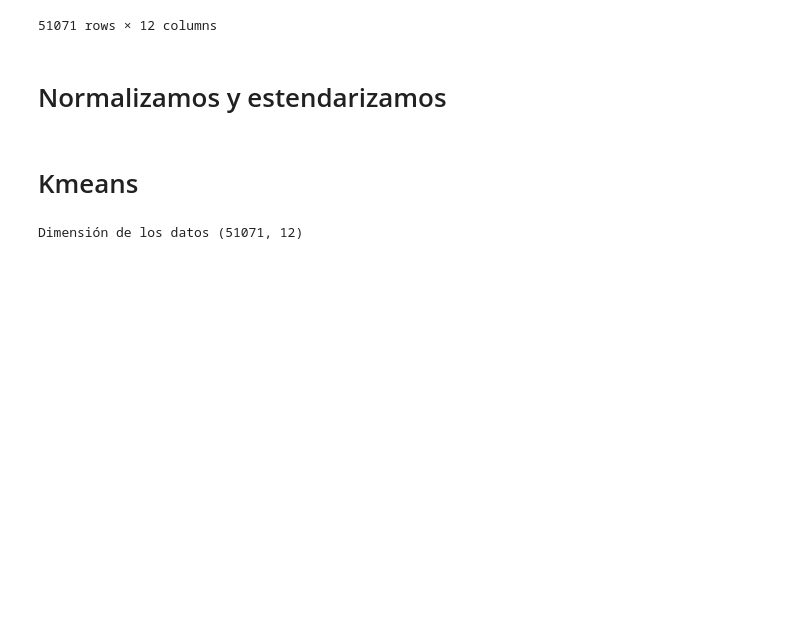
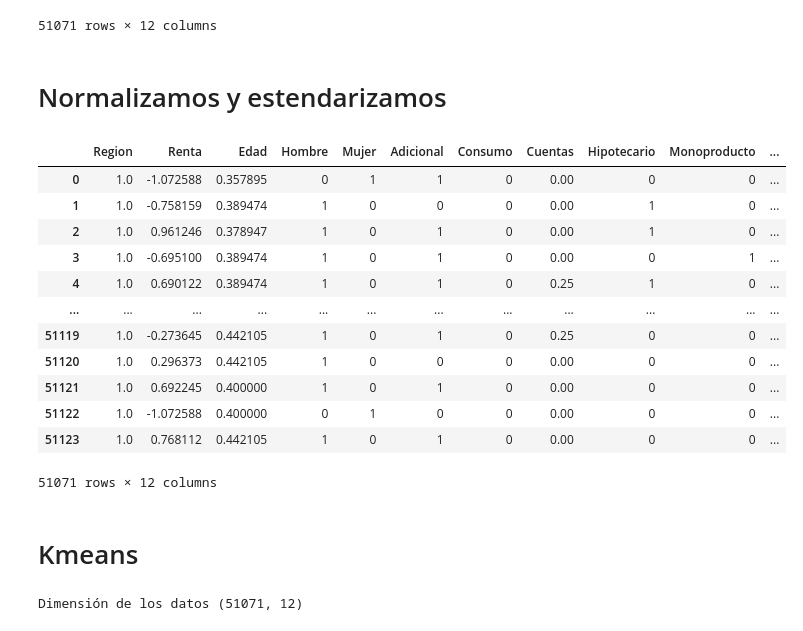
Before and after one commit to Ekronec/Machine-Learning, a Jupyter notebook: Evaluaciones/EV3_Besa_Duran_Astrosa.ipynb, the cells around one changed output. Drawn from its saved outputs; the diff is of its cells as text; code cells hidden in the pictures; blank space fills up the shorter version.

```diff
--- a/Evaluaciones/EV3_Besa_Duran_Astrosa.ipynb
+++ b/Evaluaciones/EV3_Besa_Duran_Astrosa.ipynb
@@ -186,3 +171,33 @@ for i in df_monopoly.columns:
+# %%
+from sklearn.preprocessing import StandardScaler, MinMaxScaler
+
+# Creación de scalers
+standard_scaler = StandardScaler()
+minmax_scaler = MinMaxScaler()
+
+# Estandarización
+columns_to_standardize = ['Renta']
+df_monopoly[columns_to_standardize] = standard_scaler.fit_transform(df_monopoly[columns_to_standardize])
+
+# Normalización
+columns_to_normalize = ['Edad', 'Region', 'Cuentas', 'TC']
+df_monopoly[columns_to_normalize] = minmax_scaler.fit_transform(df_monopoly[columns_to_normalize])
+
+df_monopoly
+# %% [output]
+|  | Region | Renta | Edad | Hombre | Mujer | Adicional | Consumo | Cuentas | Hipotecario | Monoproducto | ... |
+| 0 | 1.0 | -1.072588 | 0.357895 | 0 | 1 | 1 | 0 | 0.00 | 0 | 0 | ... |
+| 1 | 1.0 | -0.758159 | 0.389474 | 1 | 0 | 0 | 0 | 0.00 | 1 | 0 | ... |
+| 2 | 1.0 | 0.961246 | 0.378947 | 1 | 0 | 1 | 0 | 0.00 | 1 | 0 | ... |
+| 3 | 1.0 | -0.695100 | 0.389474 | 1 | 0 | 1 | 0 | 0.00 | 0 | 1 | ... |
+| 4 | 1.0 | 0.690122 | 0.389474 | 1 | 0 | 1 | 0 | 0.25 | 1 | 0 | ... |
+| ... | ... | ... | ... | ... | ... | ... | ... | ... | ... | ... | ... |
+| 51119 | 1.0 | -0.273645 | 0.442105 | 1 | 0 | 1 | 0 | 0.25 | 0 | 0 | ... |
+| 51120 | 1.0 | 0.296373 | 0.442105 | 1 | 0 | 0 | 0 | 0.00 | 0 | 0 | ... |
+| 51121 | 1.0 | 0.692245 | 0.400000 | 1 | 0 | 1 | 0 | 0.00 | 0 | 0 | ... |
+| 51122 | 1.0 | -1.072588 | 0.400000 | 0 | 1 | 0 | 0 | 0.00 | 0 | 0 | ... |
+| 51123 | 1.0 | 0.768112 | 0.442105 | 1 | 0 | 1 | 0 | 0.00 | 0 | 0 | ... |
+51071 rows × 12 columns
 # %% [markdown]
 # Kmeans
 # %%
```
Also changed, not shown: parts of 12 cells of this notebook.
